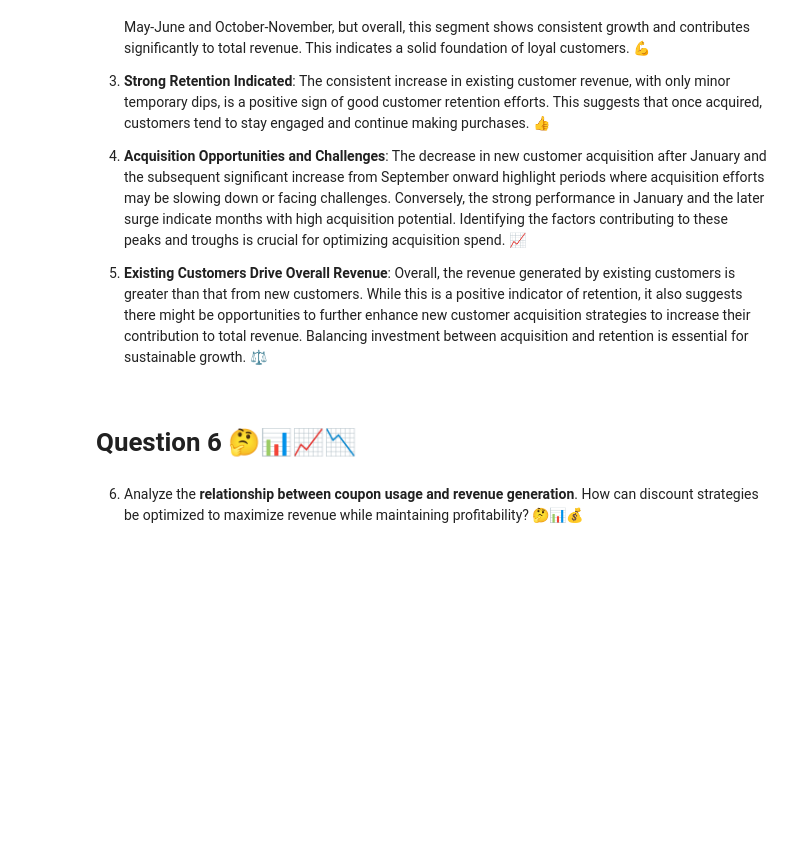
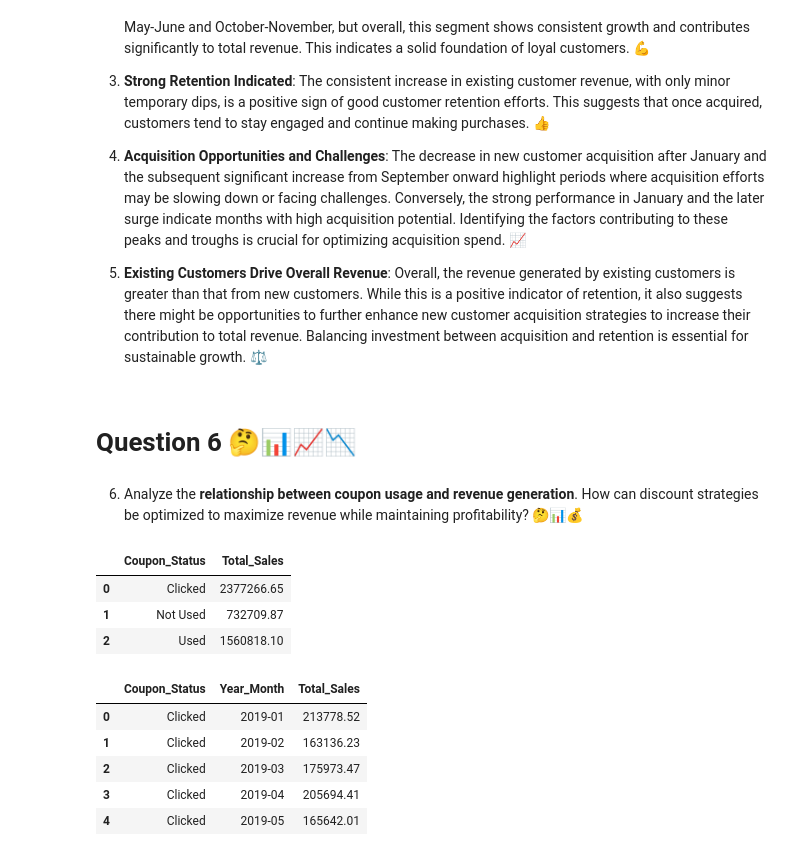
Before and after one commit to Smita569/E-commerce_Marketing_and_sales, a Jupyter notebook: E_commerce_Marketing_and_sales_Business_Case.ipynb, the cells around one changed output. Drawn from its saved outputs; the diff is of its cells as text; code cells hidden in the pictures; blank space fills up the shorter version.

```diff
--- a/E_commerce_Marketing_and_sales_Business_Case.ipynb
+++ b/E_commerce_Marketing_and_sales_Business_Case.ipynb
@@ -412,3 +413,23 @@ Observations on Monthly Revenue by Customer Type: 🤔💰
 # Question 6 🤔📊📈📉
 # %% [markdown]
 6. Analyze the **relationship between coupon usage and revenue generation**. How can discount strategies be optimized to maximize revenue while maintaining profitability? 🤔📊💰
+# %%
+# dataframe to find the total revenue generated by coupoun status
+df_coupon_revenue_relationship=df_sales_with_first_purchase.groupby('Coupon_Status')['Total_Sales'].sum().reset_index()
+df_coupon_revenue_relationship
+# %% [output]
+|  | Coupon_Status | Total_Sales |
+| 0 | Clicked | 2377266.65 |
+| 1 | Not Used | 732709.87 |
+| 2 | Used | 1560818.10 |
+# %%
+# dataframe to find the total revenue genrated by coupon status per month
+df_coupon_revenue_relationship_permonth=df_sales_with_first_purchase.groupby(['Coupon_Status','Year_Month'])['Total_Sales'].sum().reset_index()
+df_coupon_revenue_relationship_permonth.head()
+# %% [output]
+|  | Coupon_Status | Year_Month | Total_Sales |
+| 0 | Clicked | 2019-01 | 213778.52 |
+| 1 | Clicked | 2019-02 | 163136.23 |
+| 2 | Clicked | 2019-03 | 175973.47 |
+| 3 | Clicked | 2019-04 | 205694.41 |
+| 4 | Clicked | 2019-05 | 165642.01 |
```
Also changed, not shown: parts of 3 cells of this notebook.
